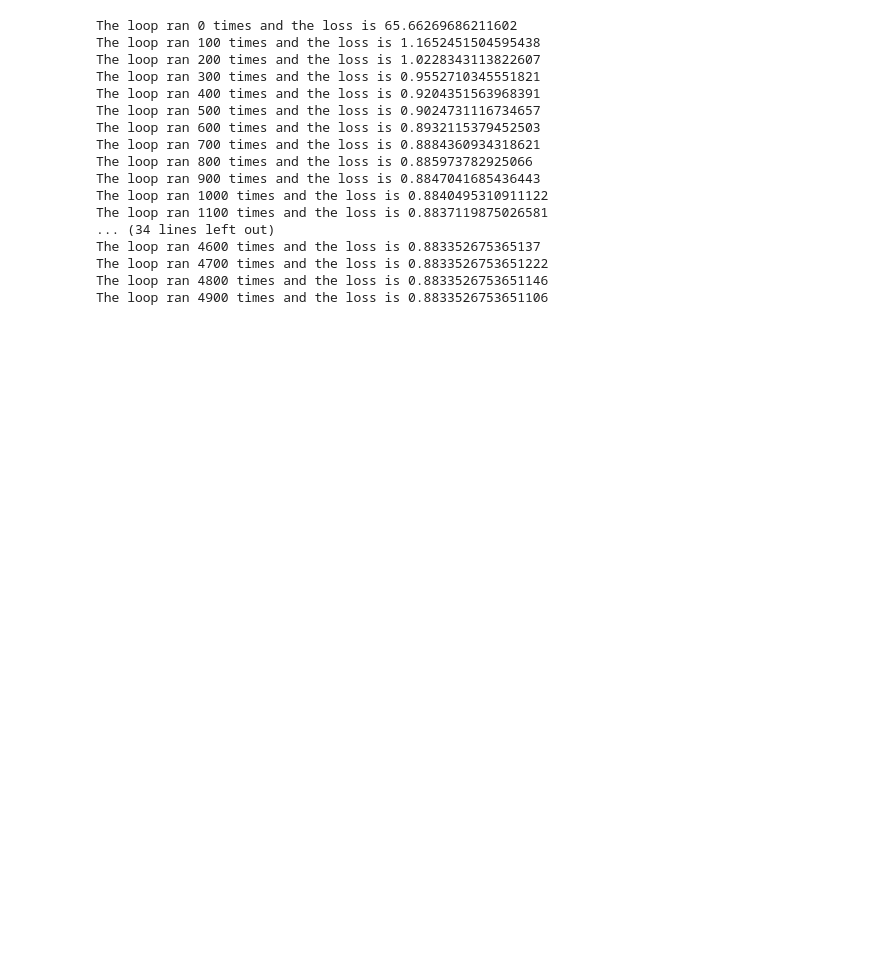
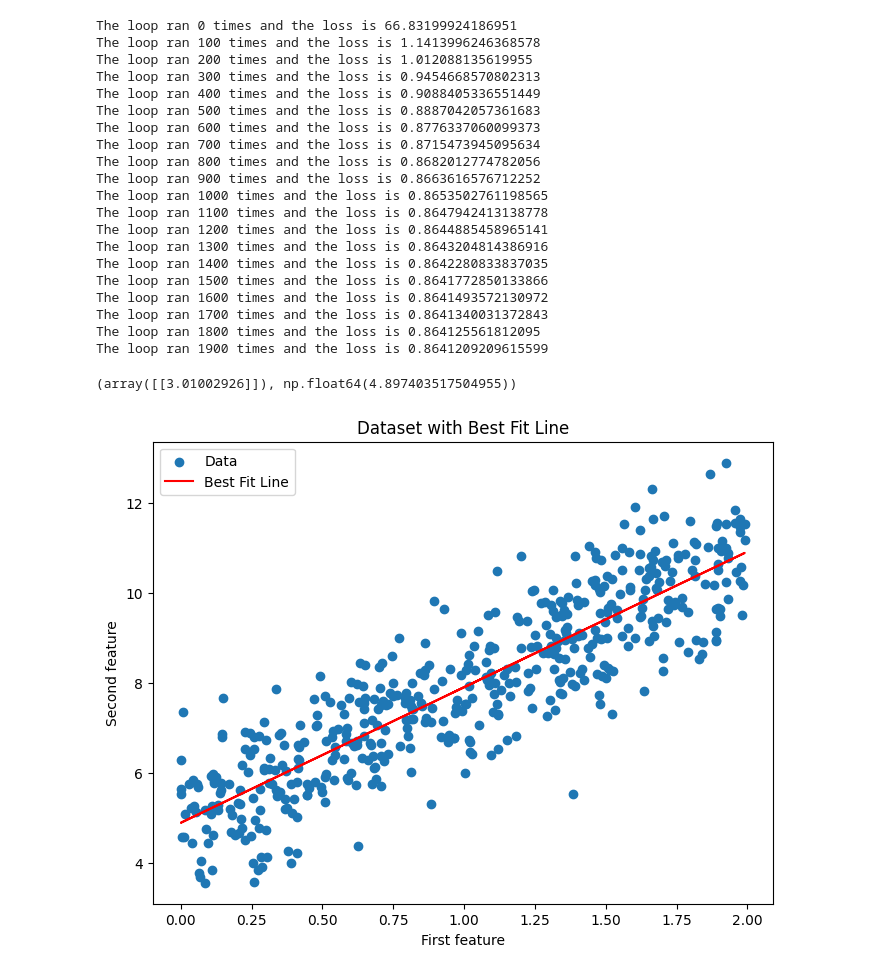
Before and after one commit to radiax07/machine-learning-algo-s, a Jupyter notebook: linear regression/simple_linear.ipynb, the cells around one changed output. Saved outputs shown, nothing was run; the diff lists cells and outputs as text; code cells hidden in the pictures; blank space fills up the shorter version.

Commit message:
visualization slr

```diff
--- a/linear regression/simple_linear.ipynb
+++ b/linear regression/simple_linear.ipynb
@@ -31,7 +31,7 @@ def gradient(X, y, y_pred):
 # %%
 w , b =0,0
 learning_rate = 0.01
-epochs = 5000
+epochs = 2000
 
 for i in range(epochs):
     y_pred = hypothesis(X, w, b)
@@ -46,20 +46,43 @@ for i in range(epochs):
     if (i % 100 == 0):
         print(f"The loop ran {i} times and the loss is {model_loss}")
 # %% [output]
-The loop ran 0 times and the loss is 65.66269686211602
-The loop ran 100 times and the loss is 1.1652451504595438
-The loop ran 200 times and the loss is 1.0228343113822607
-The loop ran 300 times and the loss is 0.9552710345551821
-The loop ran 400 times and the loss is 0.9204351563968391
-The loop ran 500 times and the loss is 0.9024731116734657
-The loop ran 600 times and the loss is 0.8932115379452503
-The loop ran 700 times and the loss is 0.8884360934318621
-The loop ran 800 times and the loss is 0.885973782925066
-The loop ran 900 times and the loss is 0.8847041685436443
-The loop ran 1000 times and the loss is 0.8840495310911122
-The loop ran 1100 times and the loss is 0.8837119875026581
-... (34 lines left out)
-The loop ran 4600 times and the loss is 0.883352675365137
-The loop ran 4700 times and the loss is 0.8833526753651222
-The loop ran 4800 times and the loss is 0.8833526753651146
-The loop ran 4900 times and the loss is 0.8833526753651106
+The loop ran 0 times and the loss is 66.83199924186951
+The loop ran 100 times and the loss is 1.1413996246368578
+The loop ran 200 times and the loss is 1.012088135619955
+The loop ran 300 times and the loss is 0.9454668570802313
+The loop ran 400 times and the loss is 0.9088405336551449
+The loop ran 500 times and the loss is 0.8887042057361683
+The loop ran 600 times and the loss is 0.8776337060099373
+The loop ran 700 times and the loss is 0.8715473945095634
+The loop ran 800 times and the loss is 0.8682012774782056
+The loop ran 900 times and the loss is 0.8663616576712252
+The loop ran 1000 times and the loss is 0.8653502761198565
+The loop ran 1100 times and the loss is 0.8647942413138778
+The loop ran 1200 times and the loss is 0.8644885458965141
+The loop ran 1300 times and the loss is 0.8643204814386916
+The loop ran 1400 times and the loss is 0.8642280833837035
+The loop ran 1500 times and the loss is 0.8641772850133866
+The loop ran 1600 times and the loss is 0.8641493572130972
+The loop ran 1700 times and the loss is 0.8641340031372843
+The loop ran 1800 times and the loss is 0.864125561812095
+The loop ran 1900 times and the loss is 0.8641209209615599
+# %%
+w, b
+# %% [output]
+(array([[3.01002926]]), np.float64(4.897403517504955))
+# %%
+fig = plt.figure(figsize=(8,6))
+plt.scatter(X, y, label="Data")
+
+best_fit_line = w*X + b
+
+plt.plot(X,best_fit_line, color='red', label="Best Fit Line")
+
+plt.title("Dataset with Best Fit Line")
+plt.xlabel("First feature")
+plt.ylabel("Second feature")
+
+plt.legend()
+plt.show()
+# %% [output]
+[figure, added]
```
Also changed, not shown: parts of 1 cell of this notebook.
